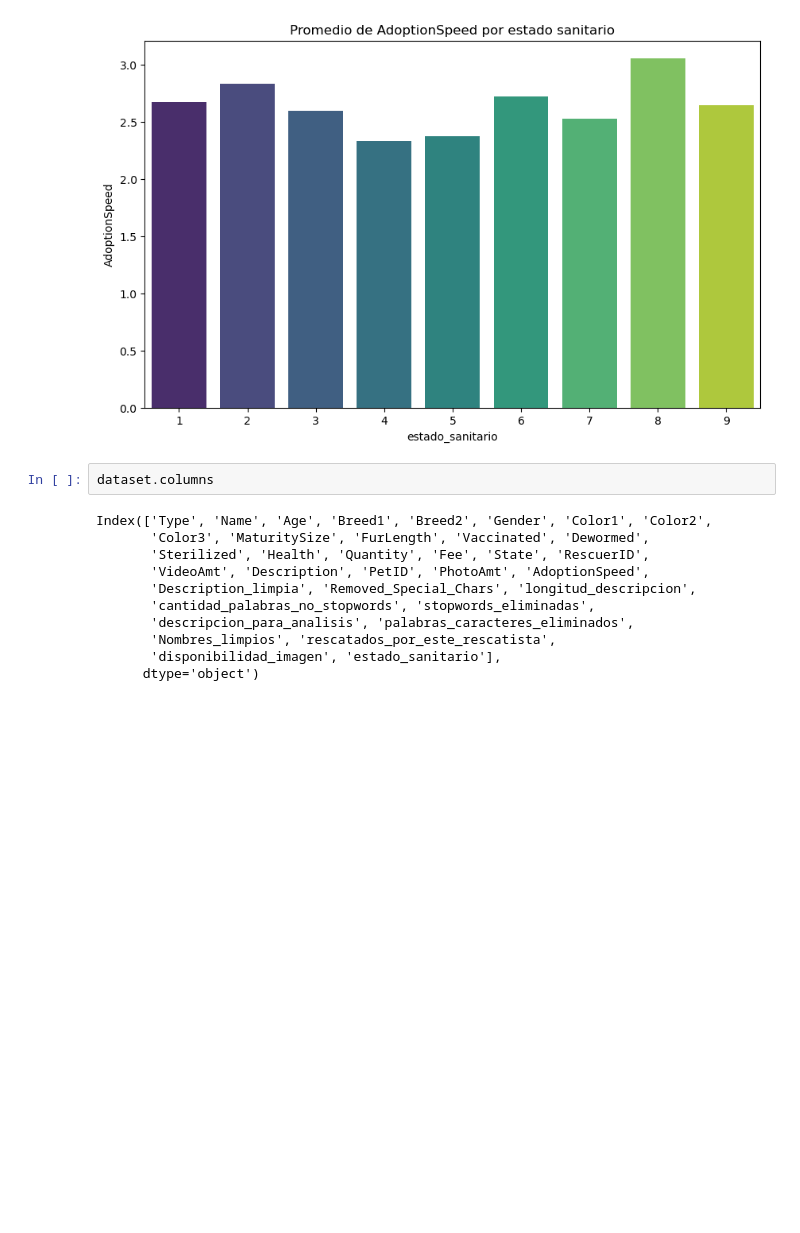
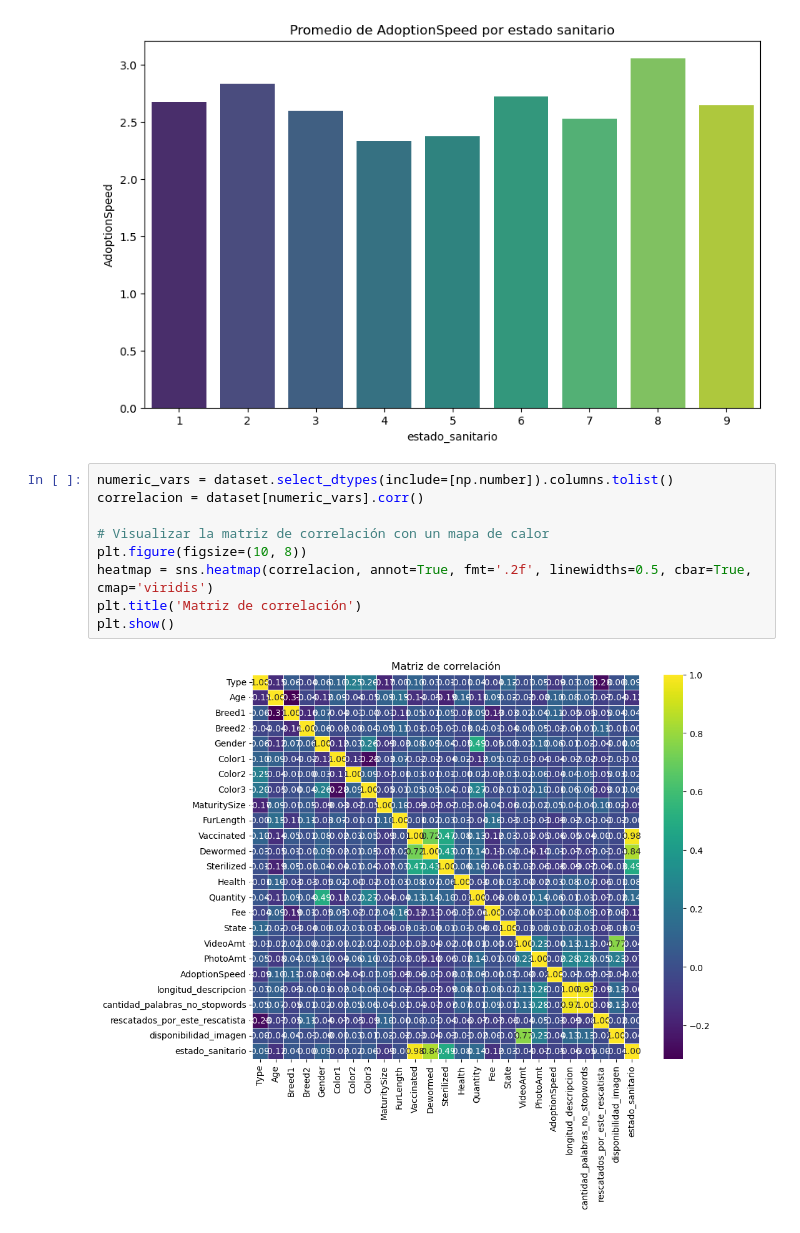
Before and after one commit to AdrianDVnqn/UA_MDM_Labo2_Grupo12, a Jupyter notebook: analisis_nulls.ipynb, the cells around one changed output. Cells and saved outputs as stored; diff of their text form; blank space fills up the shorter version.

Commit message:
cor plot creado para estado sanitario

```diff
--- a/analisis_nulls.ipynb
+++ b/analisis_nulls.ipynb
@@ -614,16 +614,14 @@ Passing `palette` without assigning `hue` is deprecated and will be removed in v
 
   sns.barplot(dataset.groupby('estado_sanitario')['AdoptionSpeed'].mean().reset_index(), x='estado_sanitario', y='AdoptionSpeed', palette='viridis')
 [figure]
-# %%
-dataset.columns
-# %% [output]
-Index(['Type', 'Name', 'Age', 'Breed1', 'Breed2', 'Gender', 'Color1', 'Color2',
-       'Color3', 'MaturitySize', 'FurLength', 'Vaccinated', 'Dewormed',
-       'Sterilized', 'Health', 'Quantity', 'Fee', 'State', 'RescuerID',
-       'VideoAmt', 'Description', 'PetID', 'PhotoAmt', 'AdoptionSpeed',
-       'Description_limpia', 'Removed_Special_Chars', 'longitud_descripcion',
-       'cantidad_palabras_no_stopwords', 'stopwords_eliminadas',
-       'descripcion_para_analisis', 'palabras_caracteres_eliminados',
-       'Nombres_limpios', 'rescatados_por_este_rescatista',
-       'disponibilidad_imagen', 'estado_sanitario'],
-      dtype='object')
+# %%
+numeric_vars = dataset.select_dtypes(include=[np.number]).columns.tolist()
+correlacion = dataset[numeric_vars].corr()
+
+# Visualizar la matriz de correlación con un mapa de calor
+plt.figure(figsize=(10, 8))
+heatmap = sns.heatmap(correlacion, annot=True, fmt='.2f', linewidths=0.5, cbar=True, cmap='viridis')
+plt.title('Matriz de correlación')
+plt.show()
+# %% [output]
+[figure, added]
```
